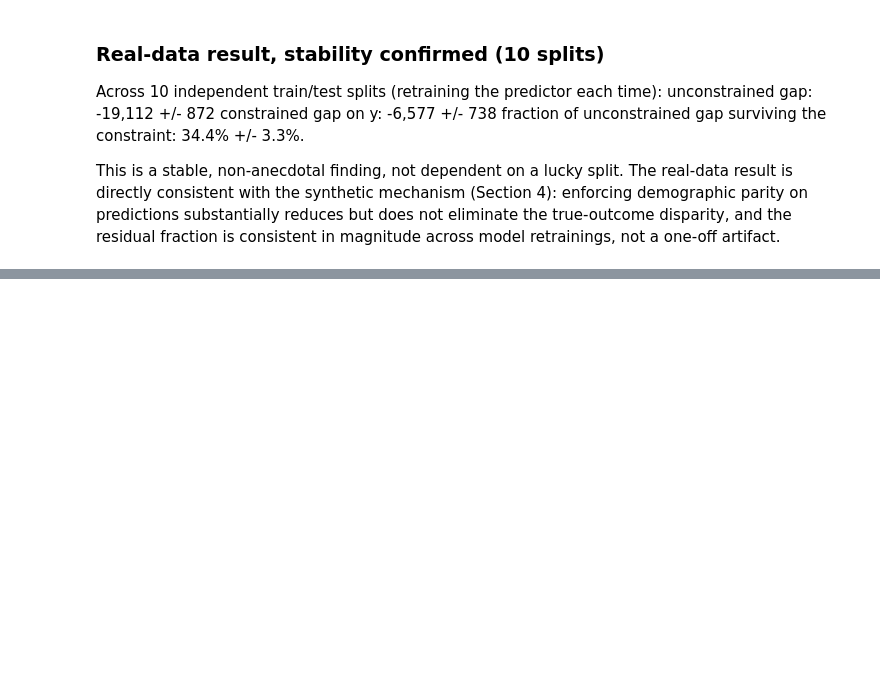
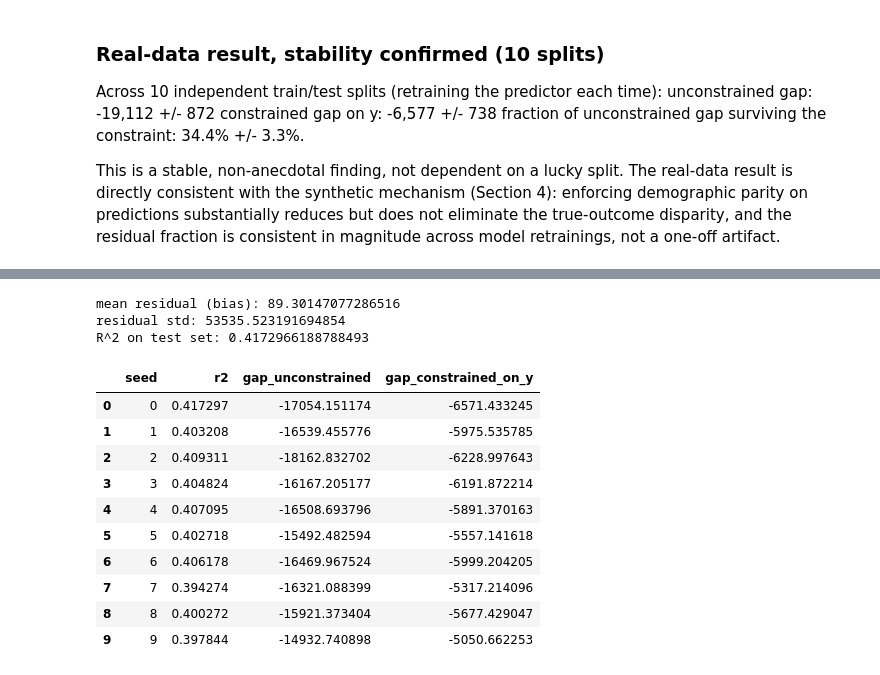
Before and after one commit to hildaadwubiosei/predict-then-optimize, a Jupyter notebook: predict-optimize.ipynb, the cells around one changed output, grey strips where cells are left out. Saved outputs shown, nothing was run; the diff lists cells and outputs as text; code cells hidden in the pictures; blank space fills up the shorter version.

```diff
--- a/predict-optimize.ipynb
+++ b/predict-optimize.ipynb
@@ -1025,0 +1081,54 @@ The real-data result is directly consistent with the synthetic mechanism (Sectio
+# %%
+predictor_cols_tx = [c for c in features_real_tx.columns if c != "RAC1P"]
+X_tx = features_real_tx[predictor_cols_tx].values
+
+X_train_tx, X_test_tx, y_train_tx, y_test_tx, a_train_tx, a_test_tx = train_test_split(
+    X_tx, y_real_tx, a_real_tx, test_size=0.3, random_state=0
+)
+
+model_tx = RandomForestRegressor(n_estimators=200, max_depth=10, random_state=0, n_jobs=-1)
+model_tx.fit(X_train_tx, y_train_tx)
+
+y_hat_test_tx = model_tx.predict(X_test_tx)
+residuals_tx = y_hat_test_tx - y_test_tx
+
+print("mean residual (bias):", residuals_tx.mean())
+print("residual std:", residuals_tx.std())
+print("R^2 on test set:", model_tx.score(X_test_tx, y_test_tx))
+# %% [output]
+mean residual (bias): 89.30147077286516
+residual std: 53535.523191694854
+R^2 on test set: 0.4172966188788493
+# %%
+def real_data_trial_tx(seed):
+    X_tr, X_te, y_tr, y_te, a_tr, a_te = train_test_split(
+        X_tx, y_real_tx, a_real_tx, test_size=0.3, random_state=seed
+    )
+    m = RandomForestRegressor(n_estimators=200, max_depth=10, random_state=seed, n_jobs=-1)
+    m.fit(X_tr, y_tr)
+    y_hat_te = m.predict(X_te)
+
+    z_fair = solve_allocation(y_hat_te, a_te, budget_frac=0.3, eps=0.0)
+    z_unc = solve_allocation(y_hat_te, a_te, budget_frac=0.3, eps=None)
+
+    return {
+        "seed": seed,
+        "r2": m.score(X_te, y_te),
+        "gap_unconstrained": util_gap(z_unc, y_te, a_te),
+        "gap_constrained_on_y": util_gap(z_fair, y_te, a_te),
+    }
+
+real_results_tx = pd.DataFrame([real_data_trial_tx(s) for s in range(10)])
+real_results_tx
+# %% [output]
+|  | seed | r2 | gap_unconstrained | gap_constrained_on_y |
+| 0 | 0 | 0.417297 | -17054.151174 | -6571.433245 |
+| 1 | 1 | 0.403208 | -16539.455776 | -5975.535785 |
+| 2 | 2 | 0.409311 | -18162.832702 | -6228.997643 |
+| 3 | 3 | 0.404824 | -16167.205177 | -6191.872214 |
+| 4 | 4 | 0.407095 | -16508.693796 | -5891.370163 |
+| 5 | 5 | 0.402718 | -15492.482594 | -5557.141618 |
+| 6 | 6 | 0.406178 | -16469.967524 | -5999.204205 |
+| 7 | 7 | 0.394274 | -16321.088399 | -5317.214096 |
+| 8 | 8 | 0.400272 | -15921.373404 | -5677.429047 |
+| 9 | 9 | 0.397844 | -14932.740898 | -5050.662253 |
```
Also changed, not shown: parts of 5 cells of this notebook.
